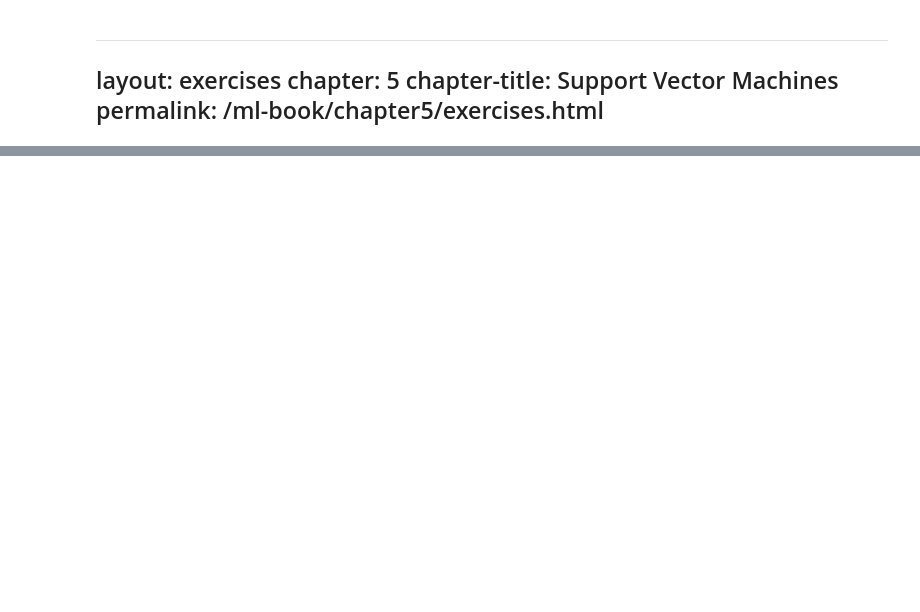
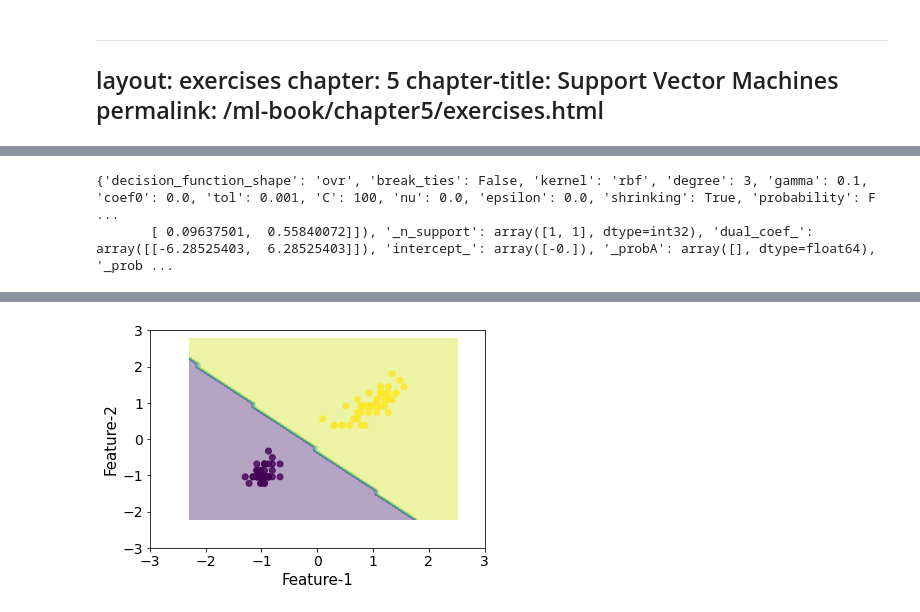
Before and after one commit to rileypeterson/ML, a Jupyter notebook: chapter5/exercises.ipynb, the cells around one changed output, grey strips where cells are left out. Drawn from its saved outputs; the diff is of its cells as text; code cells hidden in the pictures; blank space fills up the shorter version.

```diff
--- a/chapter5/exercises.ipynb
+++ b/chapter5/exercises.ipynb
@@ -316,0 +101,73 @@ True
+# %%
+from sklearn.svm import SVC
+
+clf = SVC(kernel="rbf", C=100, gamma=0.1)
+
+
+# From here: https://github.com/tirthajyoti/Machine-Learning-with-Python/blob/master/Utilities/ML-Python-utils.py
+def plot_decision_boundaries(X, y, model, **model_params):
+    """
+    Function to plot the decision boundaries of a classification model.
+    This uses just the first two columns of the data for fitting
+    the model as we need to find the predicted value for every point in
+    scatter plot.
+    Arguments:
+            X: Feature data as a NumPy-type array.
+            y: Label data as a NumPy-type array.
+            model_class: A Scikit-learn ML estimator class
+            e.g. GaussianNB (imported from sklearn.naive_bayes) or
+            LogisticRegression (imported from sklearn.linear_model)
+            **model_params: Model parameters to be passed on to the ML estimator
+
+    Typical code example:
+            plt.figure()
+            plt.title("KNN decision boundary with neighbros: 5",fontsize=16)
+            plot_decision_boundaries(X_train,y_train,KNeighborsClassifier,n_neighbors=5)
+            plt.show()
+    """
+    try:
+        X = np.array(X)
+        y = np.array(y).flatten()
+    except:
+        print("Coercing input data to NumPy arrays failed")
+    # Reduces to the first two columns of data
+    reduced_data = X[:, :2]
+    # Instantiate the model object
+#     model = model_class(**model_params)
+    # Fits the model with the reduced data
+    model.fit(reduced_data, y)
+    print(model.__dict__)
+    # Step size of the mesh. Decrease to increase the quality of the VQ.
+    h = .02     # point in the mesh [x_min, m_max]x[y_min, y_max].
+
+    # Plot the decision boundary. For that, we will assign a color to each
+    x_min, x_max = reduced_data[:, 0].min() - 1, reduced_data[:, 0].max() + 1
+    y_min, y_max = reduced_data[:, 1].min() - 1, reduced_data[:, 1].max() + 1
+    # Meshgrid creation
+    xx, yy = np.meshgrid(np.arange(x_min, x_max, h), np.arange(y_min, y_max, h))
+
+    # Obtain labels for each point in mesh using the model.
+    Z = model.predict(np.c_[xx.ravel(), yy.ravel()])
+
+    x_min, x_max = X[:, 0].min() - 1, X[:, 0].max() + 1
+    y_min, y_max = X[:, 1].min() - 1, X[:, 1].max() + 1
+    xx, yy = np.meshgrid(np.arange(x_min, x_max, 0.1),
+                         np.arange(y_min, y_max, 0.1))
+
+    # Predictions to obtain the classification results
+    Z = model.predict(np.c_[xx.ravel(), yy.ravel()]).reshape(xx.shape)
+
+    # Plotting
+    plt.contourf(xx, yy, Z, alpha=0.4)
+    plt.scatter(X[:, 0], X[:, 1], c=y, alpha=0.8)
+    plt.xlabel("Feature-1",fontsize=15)
+    plt.ylabel("Feature-2",fontsize=15)
+    plt.xticks(fontsize=14)
+    plt.yticks(fontsize=14)
+    plt.xlim(-3, 3)
+    plt.ylim(-3, 3)
+    return plt
+plot_decision_boundaries(X_scl, y, clf)
+# %% [output]
+{'decision_function_shape': 'ovr', 'break_ties': False, 'kernel': 'rbf', 'degree': 3, 'gamma': 0.1, 'coef0': 0.0, 'tol': 0.001, 'C': 100, 'nu': 0.0, 'epsilon': 0.0, 'shrinking': True, 'probability': F ...
+       [ 0.09637501,  0.55840072]]), '_n_support': array([1, 1], dtype=int32), 'dual_coef_': array([[-6.28525403,  6.28525403]]), 'intercept_': array([-0.]), '_probA': array([], dtype=float64), '_prob ...
@@ -316,0 +175 @@ True
+[figure, added]
```
Also changed, not shown: parts of 43 cells of this notebook.
